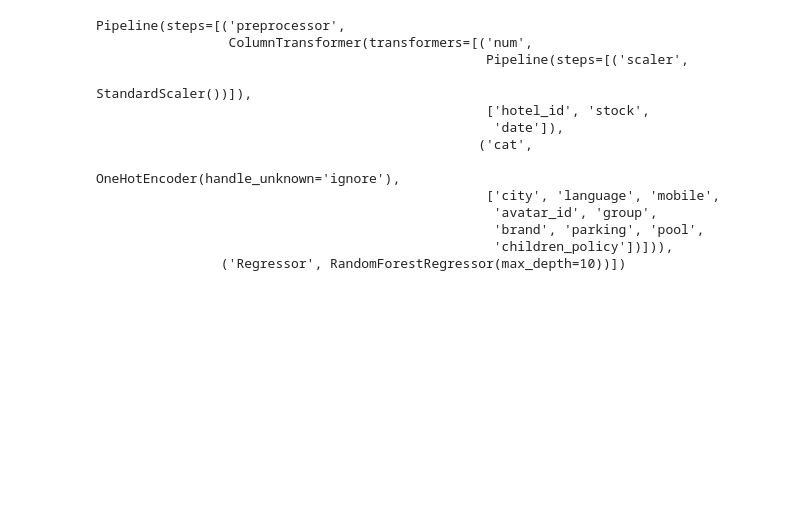
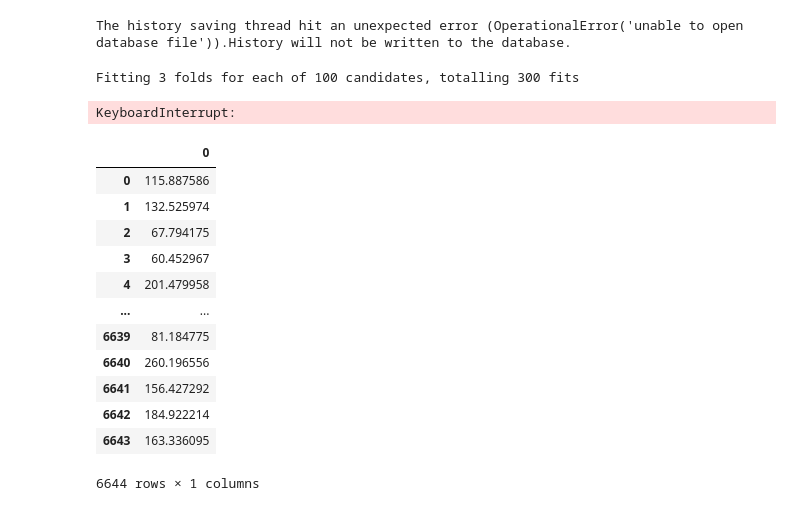
Before and after one commit to FlorianBrosset/DEFI-IA-2023, a Jupyter notebook: SklearnModel.ipynb, the cells around one changed output. Drawn from its saved outputs; the diff is of its cells as text; code cells hidden in the pictures; blank space fills up the shorter version.

Commit message:
requetes. Data Analysis. 1st try on GridSearch and Adversarial Network

```diff
--- a/SklearnModel.ipynb
+++ b/SklearnModel.ipynb
@@ -32,0 +34,14 @@ X
+# %%
+# Adversarial validation network
+import tensorflow as tf
+
+# Define the model
+model = tf.keras.Sequential()
+model.add(tf.keras.layers.Dense(64, input_dim=data_dim, activation='relu'))
+model.add(tf.keras.layers.Dense(32, activation='relu'))
+model.add(tf.keras.layers.Dense(1, activation='sigmoid'))
+
+# Compile the model
+model.compile(loss='binary_crossentropy', optimizer='adam', metrics=['accuracy'])
+# %% [output]
+The history saving thread hit an unexpected error (OperationalError('unable to open database file')).History will not be written to the database.
@@ -43,7 +89,7 @@ numeric_transformer = Pipeline(
 )
 
 categorical_features = ["city","language","mobile","avatar_id","group","brand","parking","pool","children_policy"]
-categorical_transformer = OneHotEncoder(handle_unknown="ignore")
+categorical_transformer = TargetEncoder(handle_unknown="ignore")
 
 preprocessor = ColumnTransformer(
     transformers=[
@@ -61,19 +107,8 @@ X_train, X_test, y_train, y_test = train_test_split(X, y, test_size=0.2, random_
 
 rf.fit(X, y)
 # %% [output]
-Pipeline(steps=[('preprocessor',
-                 ColumnTransformer(transformers=[('num',
-                                                  Pipeline(steps=[('scaler',
-                                                                   StandardScaler())]),
-                                                  ['hotel_id', 'stock',
-                                                   'date']),
-                                                 ('cat',
-                                                  OneHotEncoder(handle_unknown='ignore'),
-                                                  ['city', 'language', 'mobile',
-                                                   'avatar_id', 'group',
-                                                   'brand', 'parking', 'pool',
-                                                   'children_policy'])])),
-                ('Regressor', RandomForestRegressor(max_depth=10))])
+Fitting 3 folds for each of 100 candidates, totalling 300 fits
+KeyboardInterrupt:
 # %%
 test = pd.read_csv("test_set.csv",index_col=0)
 
@@ -81,7 +116,7 @@ test = test.join(hotels, on=['hotel_id', 'city'])
 
 test = test.drop(["order_requests"],axis =1)
 
-A =clf.predict(test)
+A = rf.predict(test)
 # %%
 Submission = pd.DataFrame(A)
 
@@ -88,0 +124,16 @@ Submission.to_csv("submissionNoel.csv",header = ["price"],index_label="index")
+# %%
+Submission
+# %% [output]
+|  | 0 |
+| 0 | 115.887586 |
+| 1 | 132.525974 |
+| 2 | 67.794175 |
+| 3 | 60.452967 |
+| 4 | 201.479958 |
+| ... | ... |
+| 6639 | 81.184775 |
+| 6640 | 260.196556 |
+| 6641 | 156.427292 |
+| 6642 | 184.922214 |
+| 6643 | 163.336095 |
+6644 rows × 1 columns
```
Also changed, not shown: parts of 5 cells of this notebook, 7 other files.
